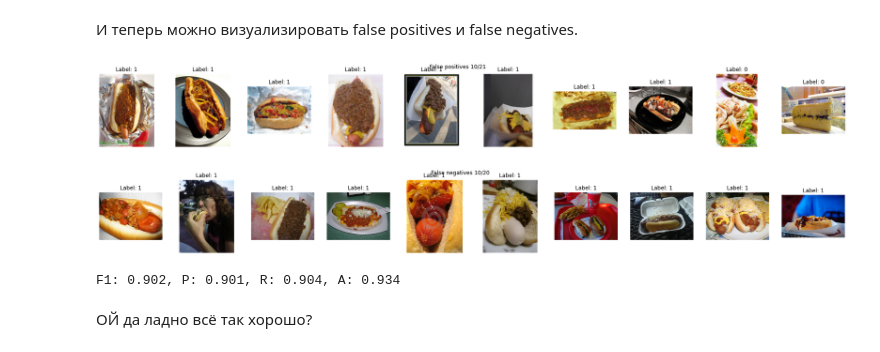
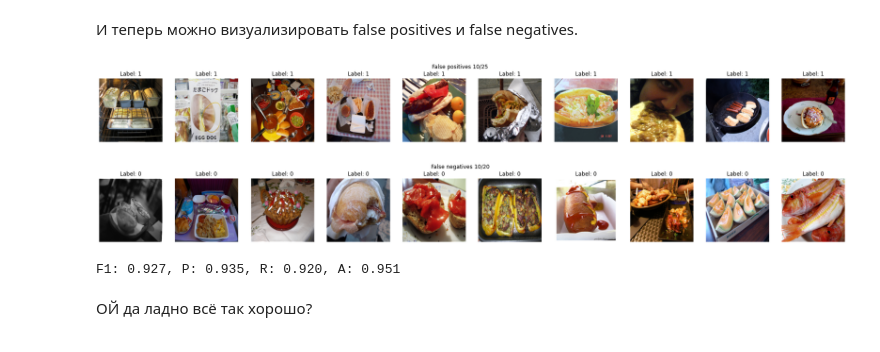
Before and after one commit to Altair200333/DLCourseNSU, a Jupyter notebook: assignment4/HotdogOrNot.ipynb, the cells around one changed output. Cells and saved outputs as stored; diff of their text form; code cells hidden in the pictures.

```diff
--- a/assignment4/HotdogOrNot.ipynb
+++ b/assignment4/HotdogOrNot.ipynb
@@ -415,6 +415,26 @@ plotResults(loss_history, train_history, val_history)
 Попробуем посмотреть, где модель ошибается - визуализируем ложные срабатывания (false positives) и ложноотрицательные срабатывания (false negatives).
 
 Для этого мы прогоним модель через все примеры и сравним ее с истинными метками (ground truth).
+# %%
+def visualize_samples_tensor(dataset, indices, title=None, count=10):
+    # visualize random 10 samples
+    plt.figure(figsize=(count*3,3))
+    display_indices = indices[:count]
+    if title:
+        plt.suptitle("%s %s/%s" % (title, len(display_indices), len(indices)))
+    for i, index in enumerate(display_indices):
+        x, y, _ = dataset[index]
+
+        tensor = x.clone()
+        #Антишакалим картинки для отрисовки
+        for t, m, s in zip(tensor, [0.485, 0.456, 0.406], [0.229, 0.224, 0.225]):
+            t.mul_(s).add_(m)
+
+        plt.subplot(1,count,i+1)
+        plt.title("Label: %s" % y)
+        plt.imshow(np.transpose(np.clip(tensor.numpy(), 0., 1.), (1, 2, 0)))
+        plt.grid(False)
+        plt.axis('off')
 # %%
 from torch.utils.data.sampler import Sampler
 
@@ -453,12 +473,11 @@ def evaluate_model(model, dataset, indices):
     with torch.no_grad():
         val_loader = torch.utils.data.DataLoader(dataset, batch_size=len(indices),
                                              sampler=SubsetSampler(indices))
-
-        for x, y, _ in val_loader:
+        for x, y, ids in val_loader:
+            #print(ids)
             model_prediction = model(x)
             number_predictions = torch.argmax(model_prediction, dim=1)
             ground_truth = y
+            img_indices = ids
 
-    return number_predictions.numpy(), ground_truth.numpy()
-
-predictions, gt = evaluate_model(model, train_dataset, val_indices)
+    return number_predictions.numpy(), ground_truth.numpy(), ids
@@ -469,19 +484,18 @@ predictions, gt = evaluate_model(model, train_dataset, val_indices)
+# %%
+predictions, gt, img_indices = evaluate_model(model, train_dataset, val_indices)
 # %% [markdown]
 И теперь можно визуализировать false positives и false negatives.
-# %%
-# TODO: Compute indices of the false positives on the validation set.
-# Note those have to be indices of the original dataset
-
-false_positive_indices = np.where((predictions != gt) & (predictions == 0) & (gt == 1))[0]
-visualize_samples(orig_dataset, false_positive_indices, "False positives")
-
-# TODO: Compute indices of the false negatives on the validation set.
-# Note those have to be indices of the original dataset
-false_negatives_indices = np.where((predictions != gt) & (predictions == 1) & (gt == 0))[0]
-visualize_samples(orig_dataset, false_negatives_indices, "False negatives")
-# %% [output]
-[figure, removed]
-[figure, removed]
+# %%
+import sklearn.metrics as metrics
+
+false_positive_indices = img_indices[(predictions == 0) & (gt == 1)]
+visualize_samples_tensor(train_dataset, false_positive_indices, "False positives")
+
+false_negatives_indices = img_indices[(predictions == 1) & (gt == 0)]
+visualize_samples_tensor(train_dataset, false_negatives_indices, "False negatives")
+# %% [output]
+[figure, added]
+[figure, added]
 # %%
 import sklearn.metrics as metrics
 
@@ -501,7 +515,7 @@ def binary_classification_metrics(prediction, ground_truth):
 precision, recall, f1, acc = binary_classification_metrics(predictions, gt)
 print("F1: %4.3f, P: %4.3f, R: %4.3f, A: %4.3f" % (f1, precision, recall, acc))
 # %% [output]
-F1: 0.902, P: 0.901, R: 0.904, A: 0.934
+F1: 0.927, P: 0.935, R: 0.920, A: 0.951
 # %% [markdown]
 ОЙ да ладно всё так хорошо?
 # %% [markdown]
```
Also changed, not shown: parts of 15 cells of this notebook, 1 other file.
